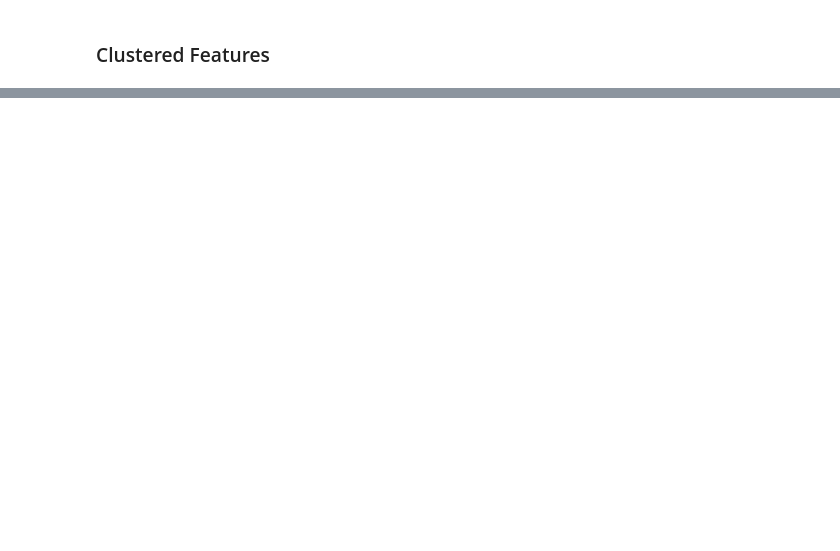
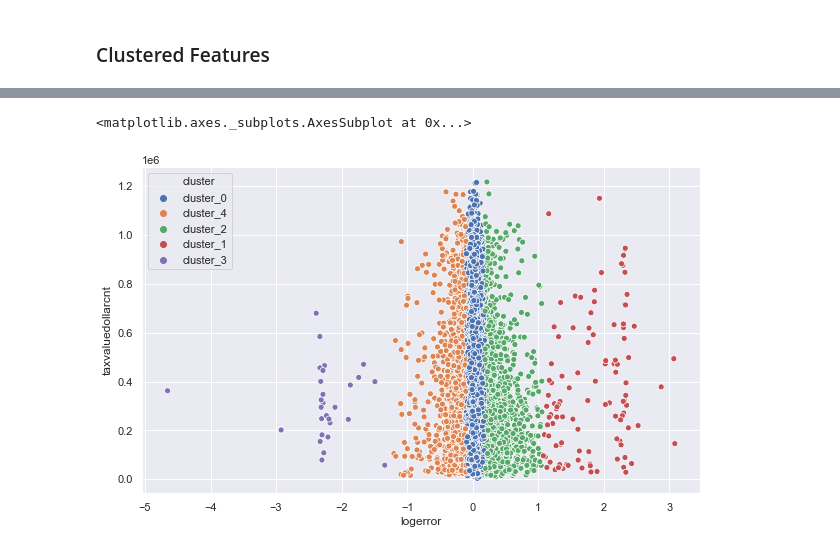
Before and after one commit to clustering-zillow/clustering-zillow, a Jupyter notebook: Walkthrough_1.ipynb, the cells around one changed output, grey strips where cells are left out. Saved outputs shown, nothing was run; the diff lists cells and outputs as text; code cells hidden in the pictures; blank space fills up the shorter version.

```diff
--- a/Walkthrough_1.ipynb
+++ b/Walkthrough_1.ipynb
@@ -274,0 +282,12 @@ sns.scatterplot(x='longitude', y='latitude', hue=zillow.cluster_lot, data=zillow
+# %%
+train, test = train_test_split(zillow, train_size = .80, random_state = 539)
+train, validate = train_test_split(train, train_size = .80, random_state = 539)
+# %%
+X = train[['logerror']]
+train, X_scaled, scaler, kmeans, centroids = explore.cluster(train, X, 5)
+# %%
+plt.figure(figsize=(10, 6))
+sns.scatterplot(x = 'logerror', y = 'taxvaluedollarcnt', data = train, hue = 'cluster')
+# %% [output]
+<matplotlib.axes._subplots.AxesSubplot at 0x...>
+[figure, added]
```
Also changed, not shown: parts of 37 cells of this notebook.
